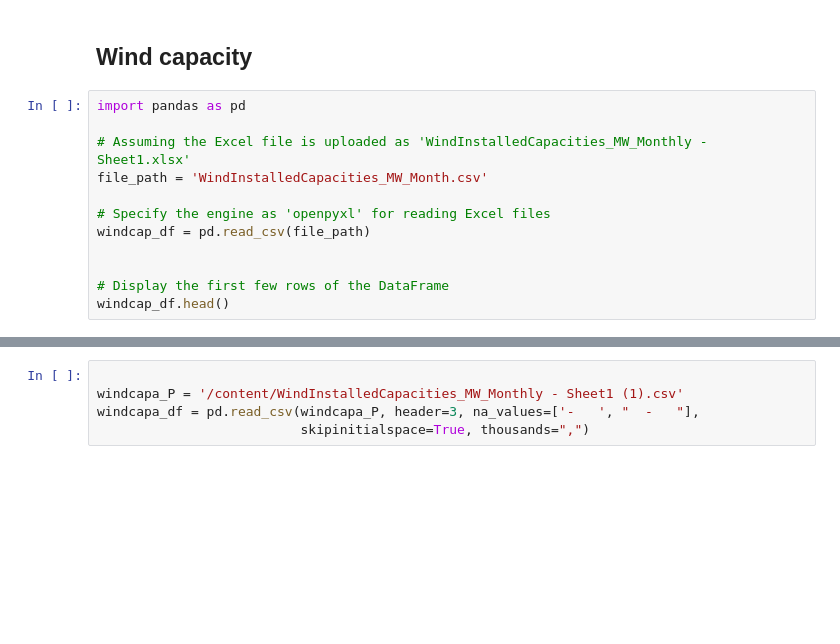
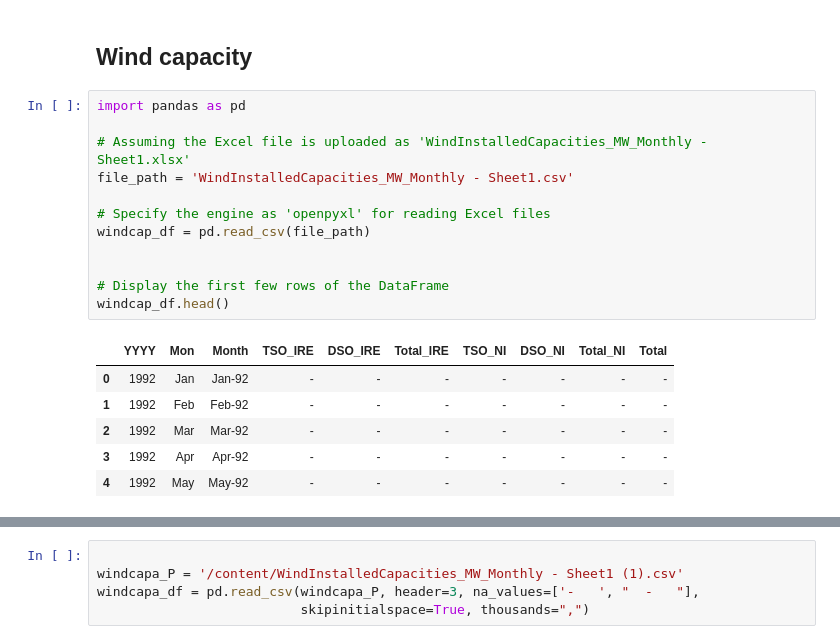
Before and after one commit to KaylumCassidy/FYP, a Jupyter notebook: Predicting_Wind_Energy_Generation__C20323831_FYP.ipynb, the cells around one changed output, grey strips where cells are left out. Cells and saved outputs as stored; diff of their text form; blank space fills up the shorter version.

```diff
--- a/Predicting_Wind_Energy_Generation__C20323831_FYP.ipynb
+++ b/Predicting_Wind_Energy_Generation__C20323831_FYP.ipynb
@@ -820,13 +992,20 @@ merged_df_hourly.columns
 # %%
 import pandas as pd
 
 # Assuming the Excel file is uploaded as 'WindInstalledCapacities_MW_Monthly - Sheet1.xlsx'
-file_path = 'WindInstalledCapacities_MW_Month.csv'
+file_path = 'WindInstalledCapacities_MW_Monthly - Sheet1.csv'
 
 # Specify the engine as 'openpyxl' for reading Excel files
 windcap_df = pd.read_csv(file_path)
 
 
 # Display the first few rows of the DataFrame
 windcap_df.head()
+# %% [output]
+|  | YYYY | Mon | Month | TSO_IRE | DSO_IRE | Total_IRE | TSO_NI | DSO_NI | Total_NI | Total |
+| 0 | 1992 | Jan | Jan-92 | - | - | - | - | - | - | - |
+| 1 | 1992 | Feb | Feb-92 | - | - | - | - | - | - | - |
+| 2 | 1992 | Mar | Mar-92 | - | - | - | - | - | - | - |
+| 3 | 1992 | Apr | Apr-92 | - | - | - | - | - | - | - |
+| 4 | 1992 | May | May-92 | - | - | - | - | - | - | - |
 # %%
```
Also changed, not shown: parts of 34 cells of this notebook.
